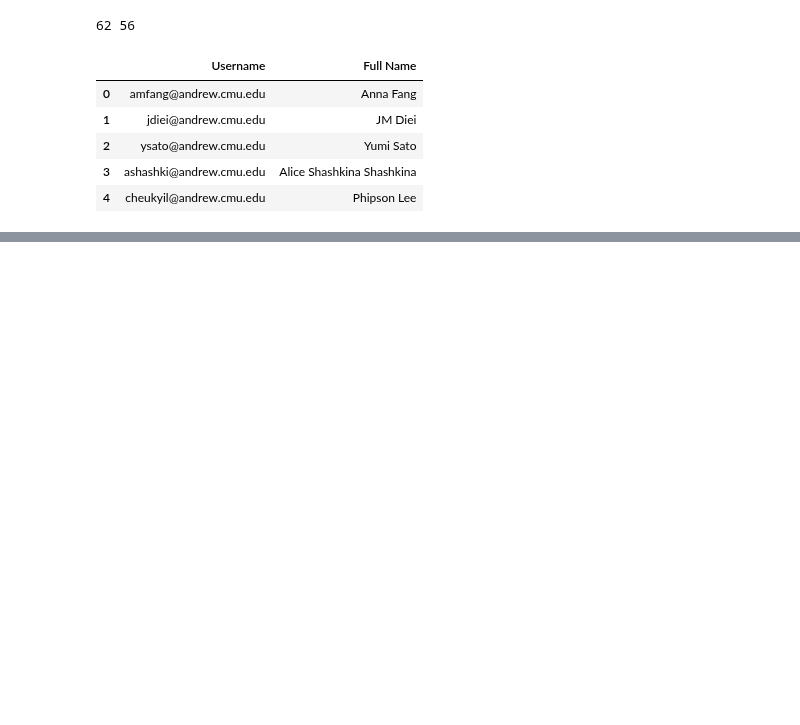
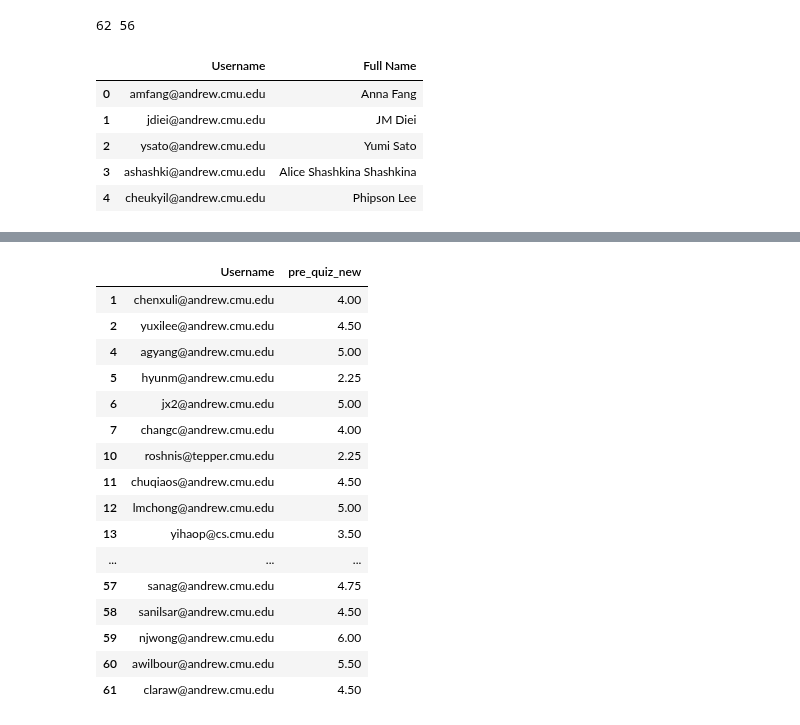
Before and after one commit to WesDeng/Recidivism_Exp, a Jupyter notebook: Quantitive Analysis.ipynb, the cells around one changed output, grey strips where cells are left out. Drawn from its saved outputs; the diff is of its cells as text; code cells hidden in the pictures; blank space fills up the shorter version.

Commit message:
pre_quiz_new

```diff
--- a/Quantitive Analysis.ipynb
+++ b/Quantitive Analysis.ipynb
@@ -280,0 +281,24 @@ df_new.dropna(subset=['Username'])
+# %%
+df_new['pre_quiz_new'] = df_new['score'] - df_new['A'] - df_new['B']
+# %%
+df_new = df_new[['Username', 'pre_quiz_new']]
+# %%
+df_new.dropna(subset=['Username'])
+# %% [output]
+|  | Username | pre_quiz_new |
+| 1 | chenxuli@andrew.cmu.edu | 4.00 |
+| 2 | yuxilee@andrew.cmu.edu | 4.50 |
+| 4 | agyang@andrew.cmu.edu | 5.00 |
+| 5 | hyunm@andrew.cmu.edu | 2.25 |
+| 6 | jx2@andrew.cmu.edu | 5.00 |
+| 7 | changc@andrew.cmu.edu | 4.00 |
+| 10 | roshnis@tepper.cmu.edu | 2.25 |
+| 11 | chuqiaos@andrew.cmu.edu | 4.50 |
+| 12 | lmchong@andrew.cmu.edu | 5.00 |
+| 13 | yihaop@cs.cmu.edu | 3.50 |
+| ... | ... | ... |
+| 57 | sanag@andrew.cmu.edu | 4.75 |
+| 58 | sanilsar@andrew.cmu.edu | 4.50 |
+| 59 | njwong@andrew.cmu.edu | 6.00 |
+| 60 | awilbour@andrew.cmu.edu | 5.50 |
+| 61 | claraw@andrew.cmu.edu | 4.50 |
```
Also changed, not shown: parts of 3 cells of this notebook, 3 other files.
